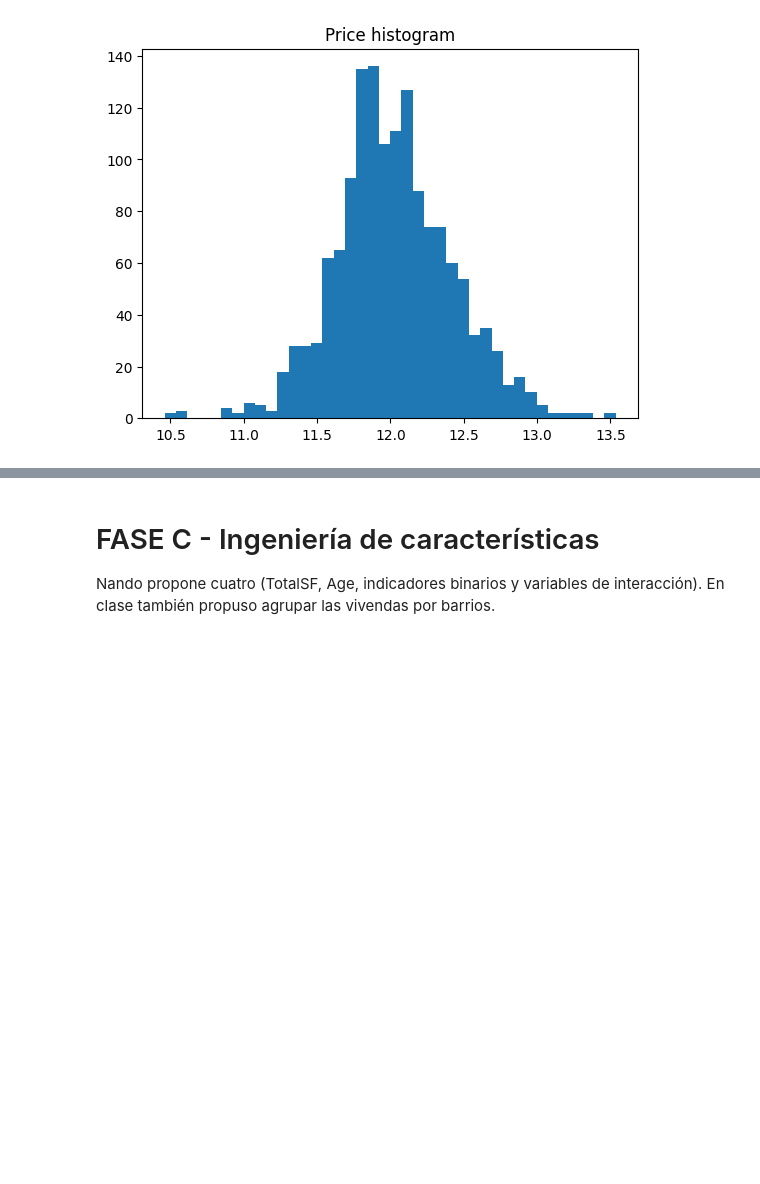
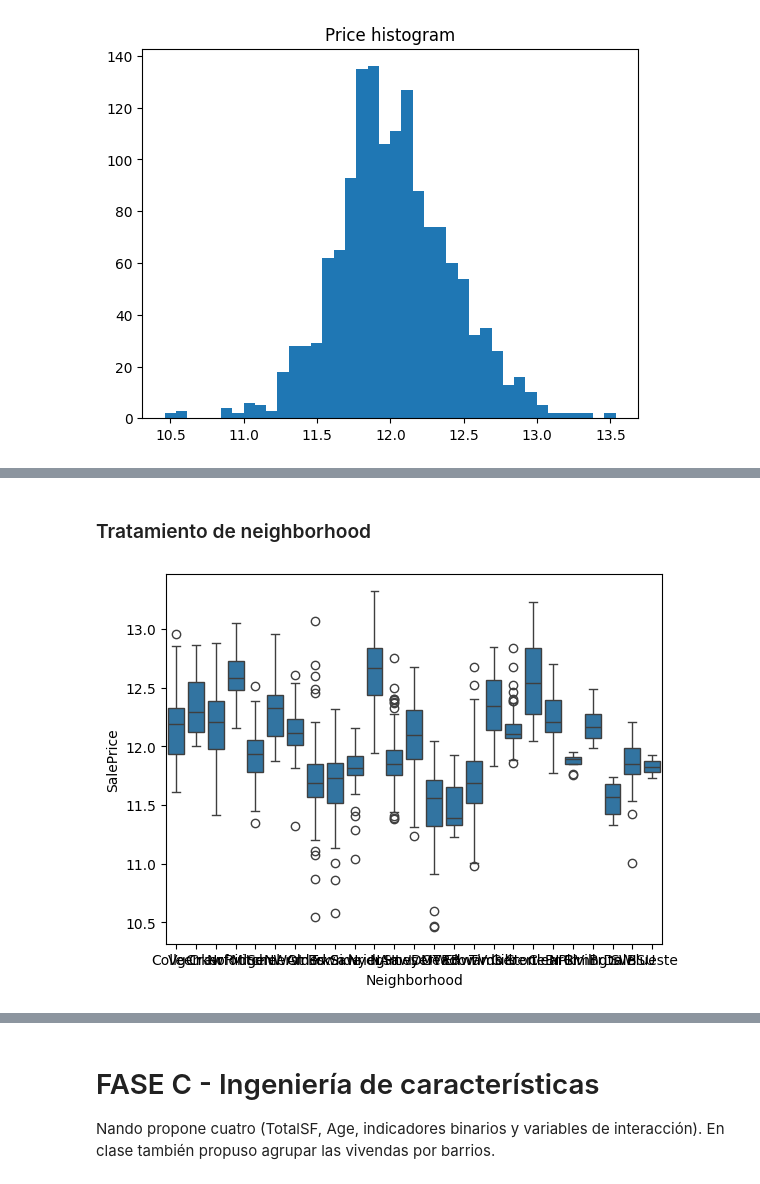
Before and after one commit to LLPB-pixel/TrabajoPrecioCasas, a Jupyter notebook: starting_model.ipynb, the cells around one changed output, grey strips where cells are left out. Drawn from its saved outputs; the diff is of its cells as text; code cells hidden in the pictures; blank space fills up the shorter version.

```diff
--- a/starting_model.ipynb
+++ b/starting_model.ipynb
@@ -279,0 +325,8 @@ clean_df["SalePrice"] = np.log1p(clean_df["SalePrice"])
+# %%
+qual_mapping = {"Ex":5,"Gd":4,"TA":3,"Fa":2,"Po":1,"NB":0} # NA no existe, lo pasamos nosotro antes
+
+clean_df["BsmtQual"] = clean_df["BsmtQual"].map(qual_mapping)
+clean_df["KitchenQual"] = clean_df["KitchenQual"].map(qual_mapping)
+
+print(clean_df["BsmtQual"].value_counts())
+print(clean_df["KitchenQual"].value_counts())
@@ -279,0 +347,9 @@ clean_df["SalePrice"] = np.log1p(clean_df["SalePrice"])
+# %% [markdown]
+### Tratamiento de neighborhood
+# %%
+sns.boxplot(
+    x=clean_df["Neighborhood"],
+    y=clean_df["SalePrice"]
+);
+# %% [output]
+[figure, added]
```
Also changed, not shown: parts of 19 cells of this notebook, 3 other files.
